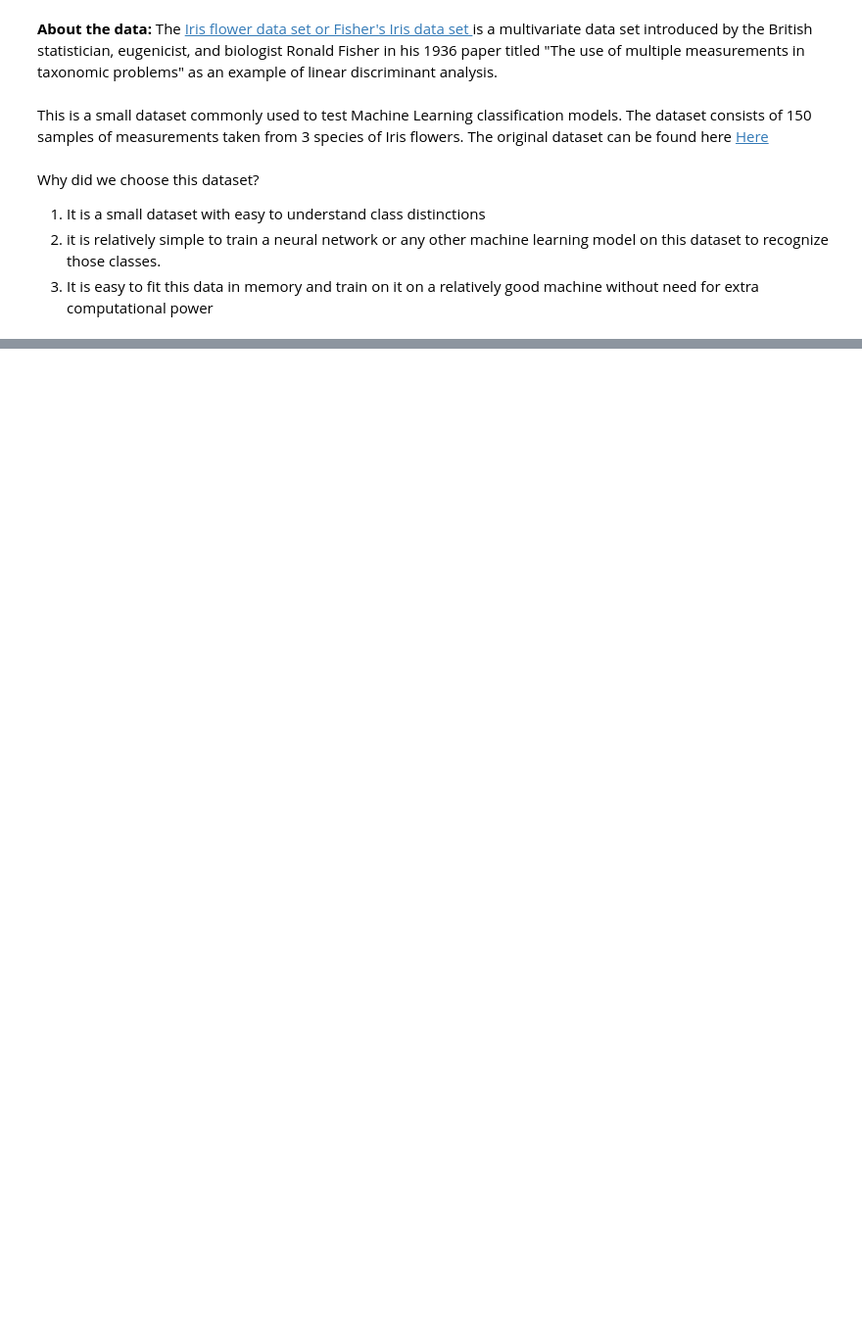
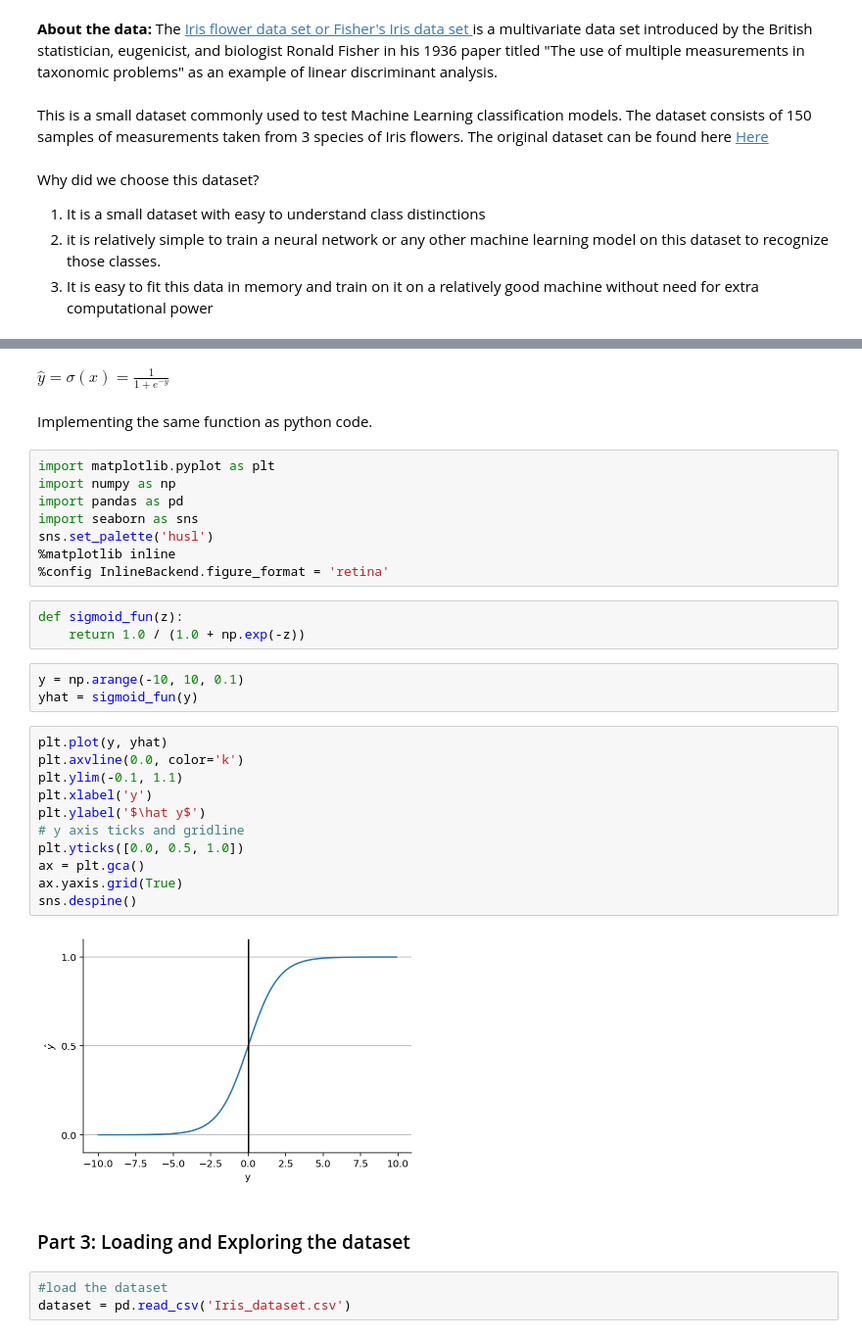
Before and after one commit to amuhebwa/FYS_Introduction_to_AI, a Jupyter notebook: iris_classification_FYS.ipynb, the cells around one changed output, grey strips where cells are left out. Shown: that part at 98% size. Saved outputs shown, nothing was run; the diff lists cells and outputs as text; blank space fills up the shorter version.

Commit message:
added part (II) and (III)

```diff
--- a/iris_classification_FYS.ipynb
+++ b/iris_classification_FYS.ipynb
@@ -29,0 +48,36 @@ Why did we choose this dataset?
+# %% [markdown]
+$\hat y = \sigma(x) = \frac{\mathrm{1} }{\mathrm{1} + e^{-y}}$
+# %% [markdown]
+Implementing the same function as python code.
+# %%
+import matplotlib.pyplot as plt
+import numpy as np
+import pandas as pd
+import seaborn as sns
+sns.set_palette('husl')
+%matplotlib inline
+%config InlineBackend.figure_format = 'retina'
+# %%
+def sigmoid_fun(z):
+    return 1.0 / (1.0 + np.exp(-z))
+# %%
+y = np.arange(-10, 10, 0.1)
+yhat = sigmoid_fun(y)
+# %%
+plt.plot(y, yhat)
+plt.axvline(0.0, color='k')
+plt.ylim(-0.1, 1.1)
+plt.xlabel('y')
+plt.ylabel('$\hat y$')
+# y axis ticks and gridline
+plt.yticks([0.0, 0.5, 1.0])
+ax = plt.gca()
+ax.yaxis.grid(True)
+sns.despine()
+# %% [output]
+[figure, added]
+# %% [markdown]
+### Part 3: Loading and Exploring the dataset
+# %%
+#load the dataset
+dataset = pd.read_csv('Iris_dataset.csv')
```
Also changed, not shown: parts of 14 cells of this notebook.
